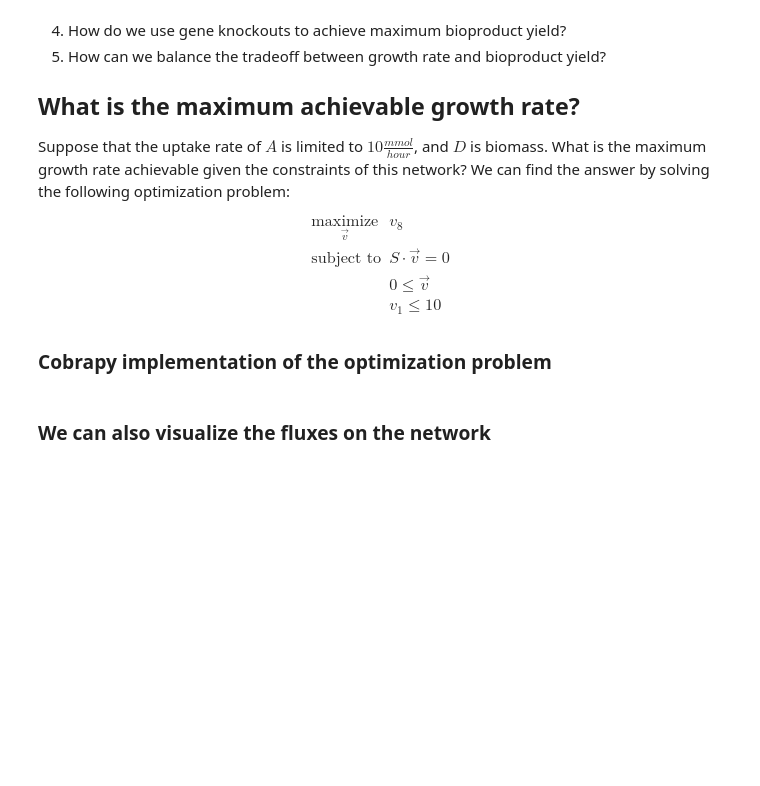
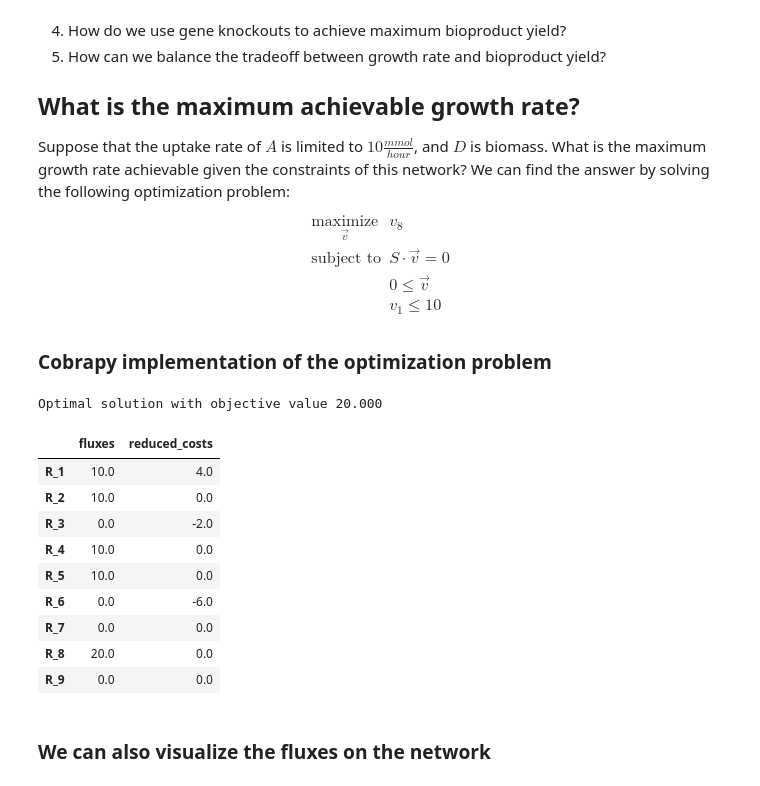
Before and after one commit to AgileBioFoundry/2021-07-16-cell-factory-design, a Jupyter notebook: 01-Intro-to-FBA.ipynb, the cells around one changed output. Cells and saved outputs as stored; diff of their text form; code cells hidden in the pictures; blank space fills up the shorter version.

```diff
--- a/01-Intro-to-FBA.ipynb
+++ b/01-Intro-to-FBA.ipynb
@@ -135,10 +143,22 @@ $$\begin{array}{ll}
 
 ### Cobrapy implementation of the optimization problem
 # %%
-abc_model = cobra.io.load_json_model('ABC/ABC_model.json')
+abc_model = cobra.io.load_json_model('ABC/abc_model.json')
 abc_model.objective = R_8
 abc_model.reactions.R_1.upper_bound = 10
 abc_model.optimize()
+# %% [output]
+Optimal solution with objective value 20.000
+|  | fluxes | reduced_costs |
+| R_1 | 10.0 | 4.0 |
+| R_2 | 10.0 | 0.0 |
+| R_3 | 0.0 | -2.0 |
+| R_4 | 10.0 | 0.0 |
+| R_5 | 10.0 | 0.0 |
+| R_6 | 0.0 | -6.0 |
+| R_7 | 0.0 | 0.0 |
+| R_8 | 20.0 | 0.0 |
+| R_9 | 0.0 | 0.0 |
 # %% [markdown]
 ### We can also visualize the fluxes on the network
 # %%
```
Also changed, not shown: parts of 6 cells of this notebook, 4 other files.
